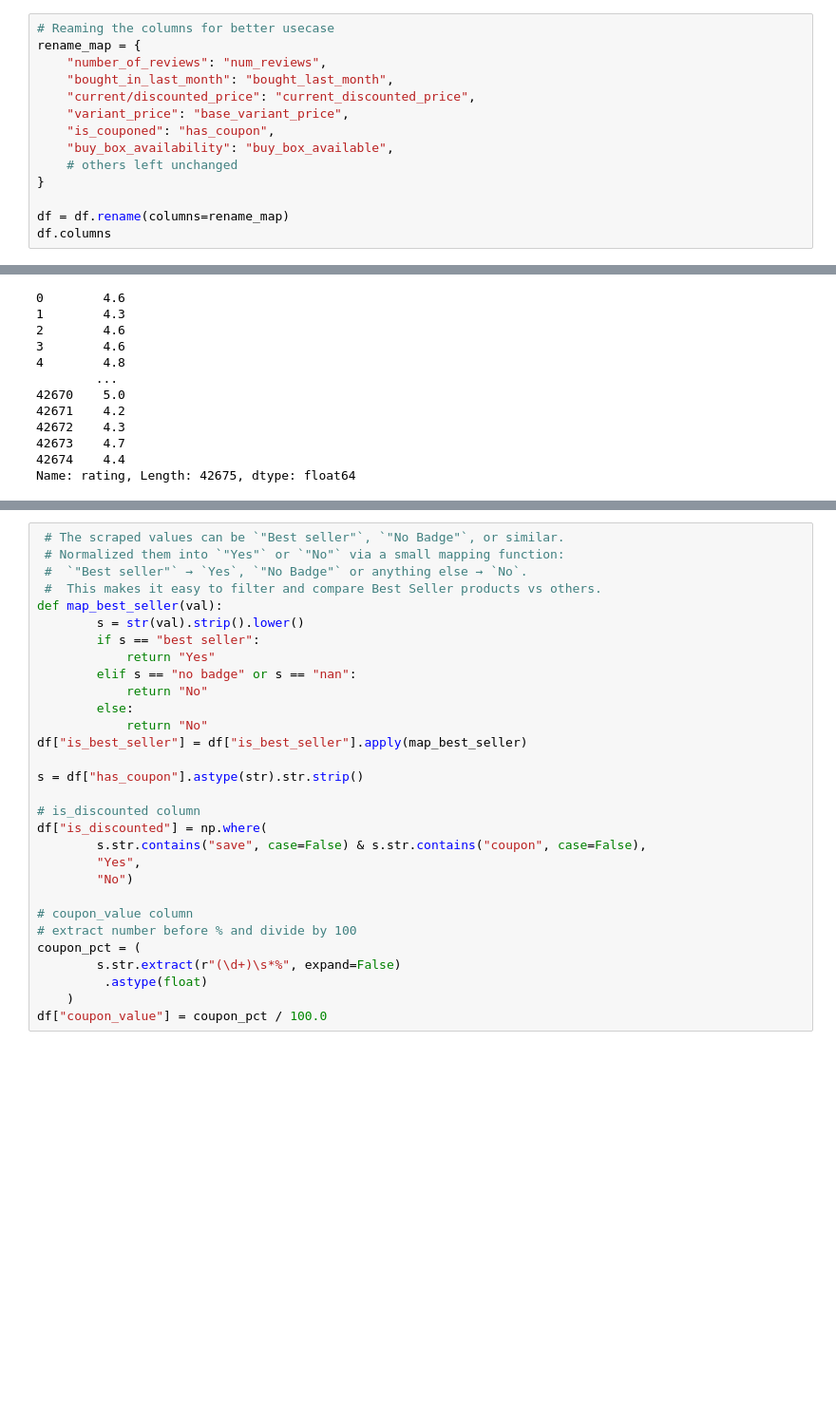
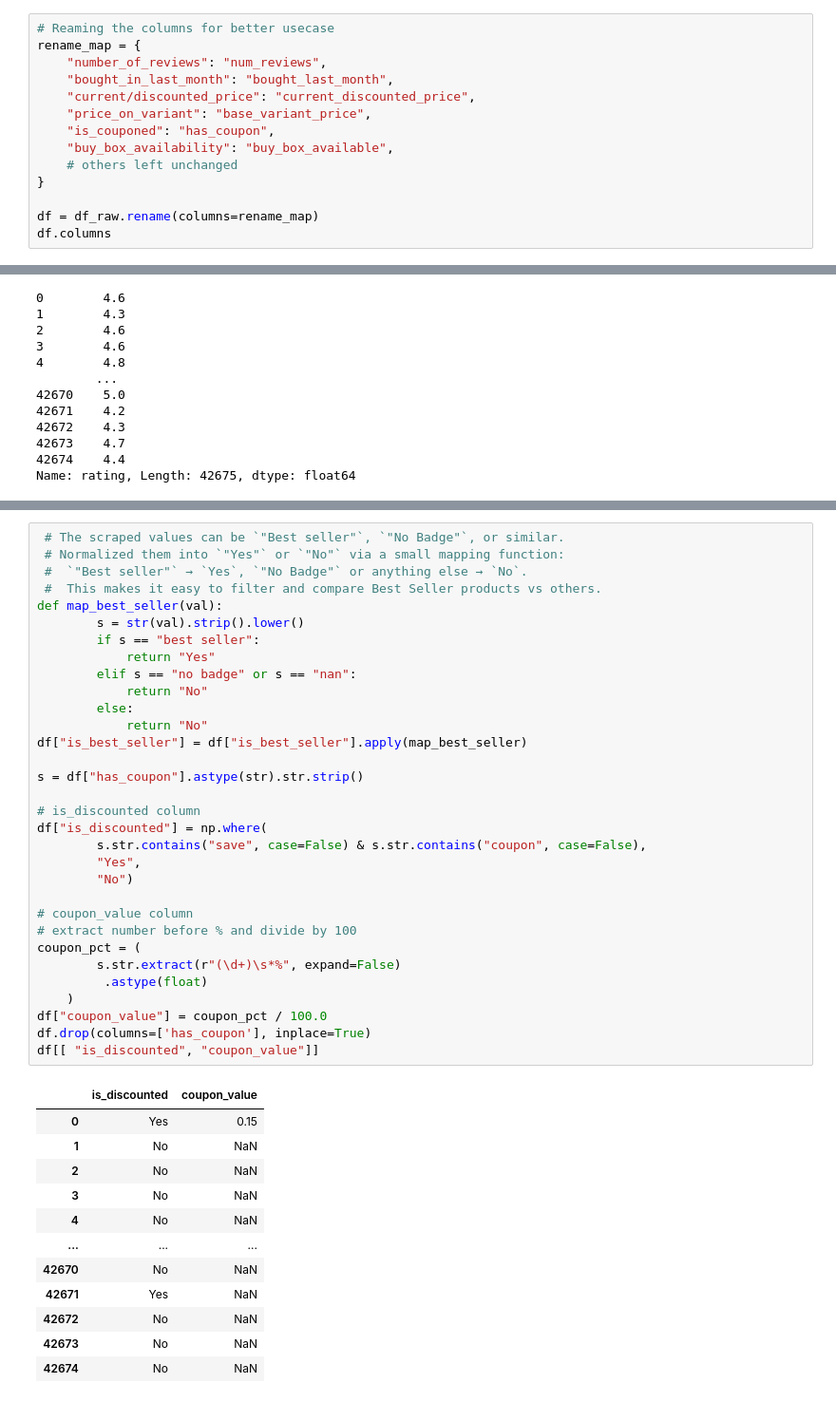
Before and after one commit to tiyasaroy/Amazon-Sales-2025, a Jupyter notebook: amazon-sales-2025.ipynb, the cells around one changed output, grey strips where cells are left out. Shown at 95% size. Drawn from its saved outputs; the diff is of its cells as text; blank space fills up the shorter version.

```diff
--- a/amazon-sales-2025.ipynb
+++ b/amazon-sales-2025.ipynb
@@ -108,13 +106,13 @@ rename_map = {
     "number_of_reviews": "num_reviews",
     "bought_in_last_month": "bought_last_month",
     "current/discounted_price": "current_discounted_price",
-    "variant_price": "base_variant_price",
+    "price_on_variant": "base_variant_price",
     "is_couponed": "has_coupon",
     "buy_box_availability": "buy_box_available",
     # others left unchanged
 }
 
-df = df.rename(columns=rename_map)
+df = df_raw.rename(columns=rename_map)
 df.columns
 # %% [output]
 Index(['title', 'rating', 'num_reviews', 'bought_last_month',
@@ -232,30 +255,45 @@ df["listed_price"] = (
 # %%
  # The scraped values can be `"Best seller"`, `"No Badge"`, or similar.
  # Normalized them into `"Yes"` or `"No"` via a small mapping function:
  #  `"Best seller"` → `Yes`, `"No Badge"` or anything else → `No`.
  #  This makes it easy to filter and compare Best Seller products vs others.
 def map_best_seller(val):
         s = str(val).strip().lower()
         if s == "best seller":
             return "Yes"
         elif s == "no badge" or s == "nan":
             return "No"
         else:
             return "No"
 df["is_best_seller"] = df["is_best_seller"].apply(map_best_seller)
 
 s = df["has_coupon"].astype(str).str.strip()
 
 # is_discounted column
 df["is_discounted"] = np.where(
         s.str.contains("save", case=False) & s.str.contains("coupon", case=False),
         "Yes",
         "No")
 
 # coupon_value column
 # extract number before % and divide by 100
 coupon_pct = (
         s.str.extract(r"(\d+)\s*%", expand=False)
          .astype(float)
     )
 df["coupon_value"] = coupon_pct / 100.0
+df.drop(columns=['has_coupon'], inplace=True)
+df[[ "is_discounted", "coupon_value"]]
+# %% [output]
+|  | is_discounted | coupon_value |
+| 0 | Yes | 0.15 |
+| 1 | No | NaN |
+| 2 | No | NaN |
+| 3 | No | NaN |
+| 4 | No | NaN |
+| ... | ... | ... |
+| 42670 | No | NaN |
+| 42671 | Yes | NaN |
+| 42672 | No | NaN |
+| 42673 | No | NaN |
+| 42674 | No | NaN |
```
Also changed, not shown: parts of 13 cells of this notebook.
